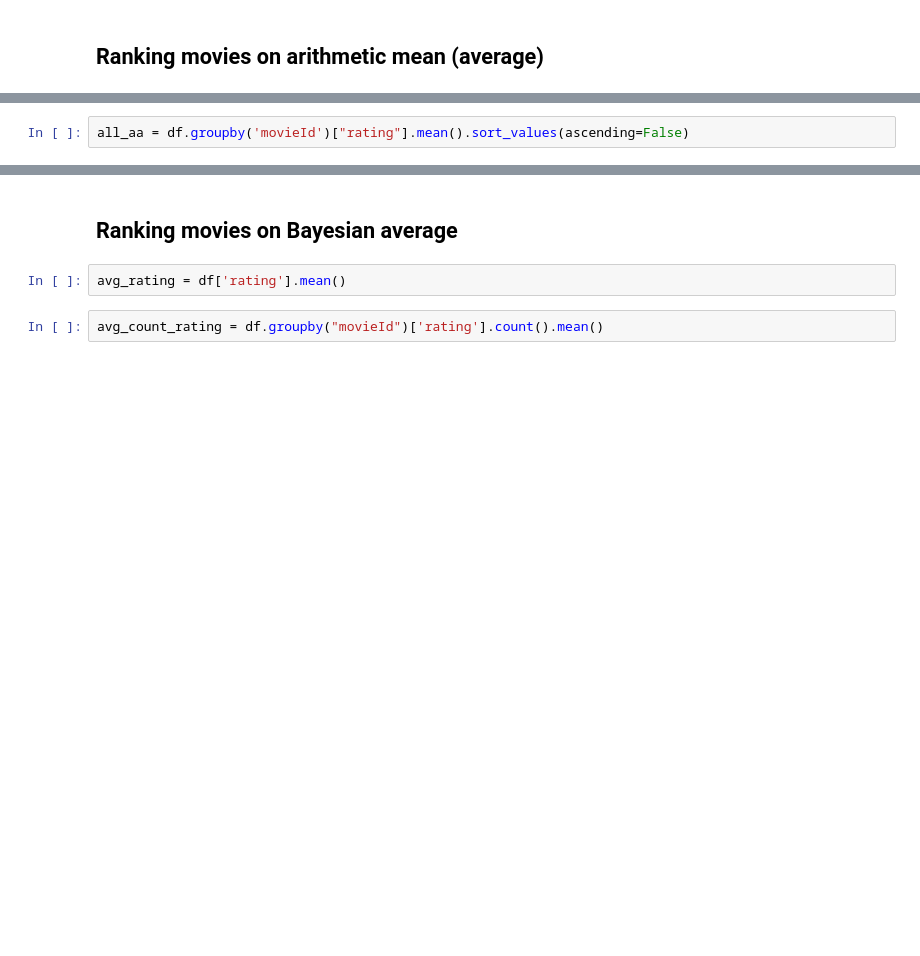
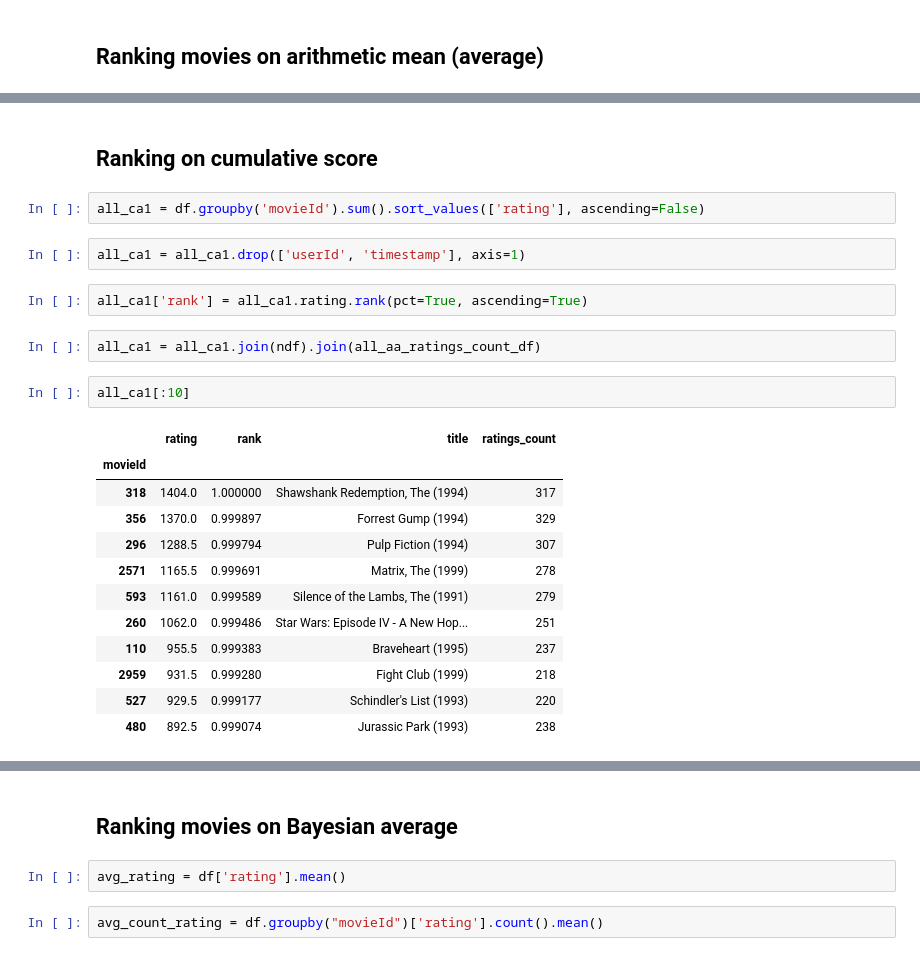
Before and after one commit to arpitbbhayani/ranking-on-ratings, a Jupyter notebook: movie-lens.ipynb, the cells around one changed output, grey strips where cells are left out. Drawn from its saved outputs; the diff is of its cells as text; blank space fills up the shorter version.

Commit message:
adding cumulative.

```diff
--- a/movie-lens.ipynb
+++ b/movie-lens.ipynb
@@ -20,2 +97,25 @@ df.head()
+# %% [markdown]
+## Ranking on cumulative score
 # %%
-all_aa = df.groupby('movieId')["rating"].mean().sort_values(ascending=False)
+all_ca1 = df.groupby('movieId').sum().sort_values(['rating'], ascending=False)
+# %%
+all_ca1 = all_ca1.drop(['userId', 'timestamp'], axis=1)
+# %%
+all_ca1['rank'] = all_ca1.rating.rank(pct=True, ascending=True)
+# %%
+all_ca1 = all_ca1.join(ndf).join(all_aa_ratings_count_df)
+# %%
+all_ca1[:10]
+# %% [output]
+|  | rating | rank | title | ratings_count |
+| movieId |  |  |  |  |
+| 318 | 1404.0 | 1.000000 | Shawshank Redemption, The (1994) | 317 |
+| 356 | 1370.0 | 0.999897 | Forrest Gump (1994) | 329 |
+| 296 | 1288.5 | 0.999794 | Pulp Fiction (1994) | 307 |
+| 2571 | 1165.5 | 0.999691 | Matrix, The (1999) | 278 |
+| 593 | 1161.0 | 0.999589 | Silence of the Lambs, The (1991) | 279 |
+| 260 | 1062.0 | 0.999486 | Star Wars: Episode IV - A New Hop... | 251 |
+| 110 | 955.5 | 0.999383 | Braveheart (1995) | 237 |
+| 2959 | 931.5 | 0.999280 | Fight Club (1999) | 218 |
+| 527 | 929.5 | 0.999177 | Schindler's List (1993) | 220 |
+| 480 | 892.5 | 0.999074 | Jurassic Park (1993) | 238 |
```
Also changed, not shown: parts of 32 cells of this notebook.
